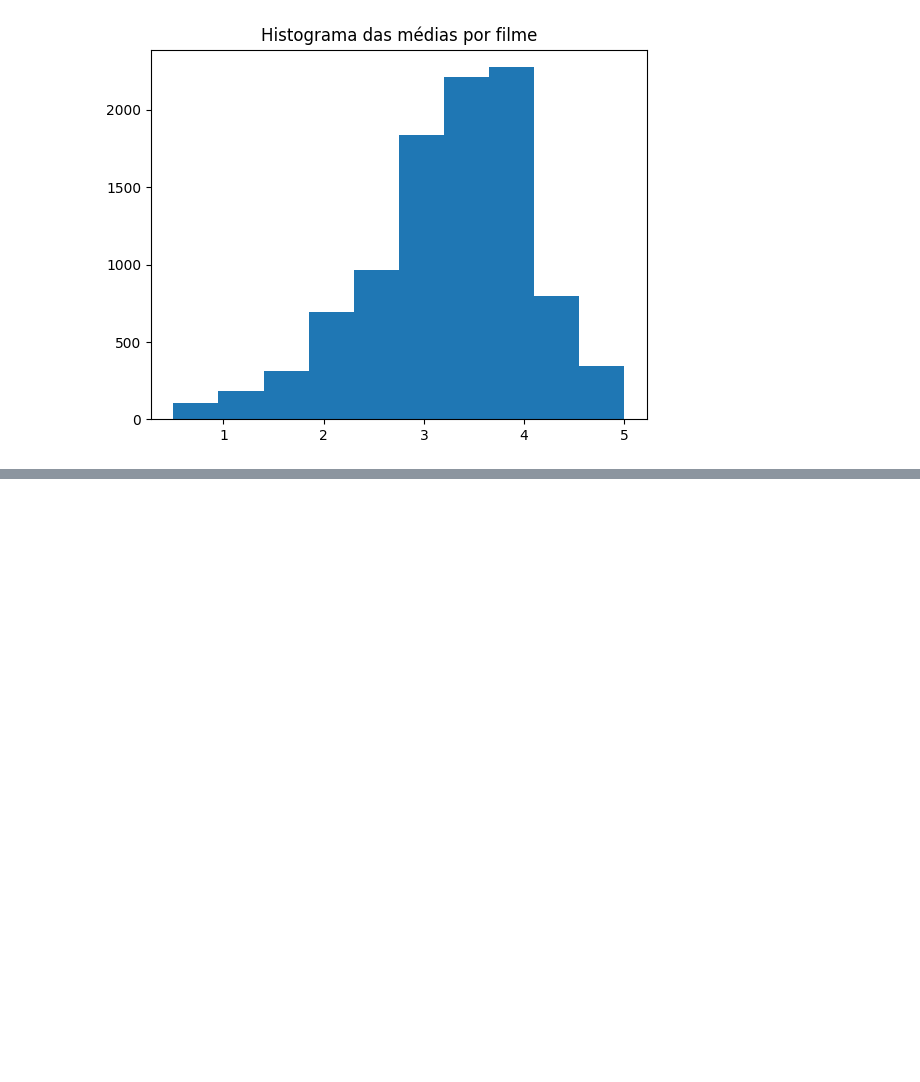
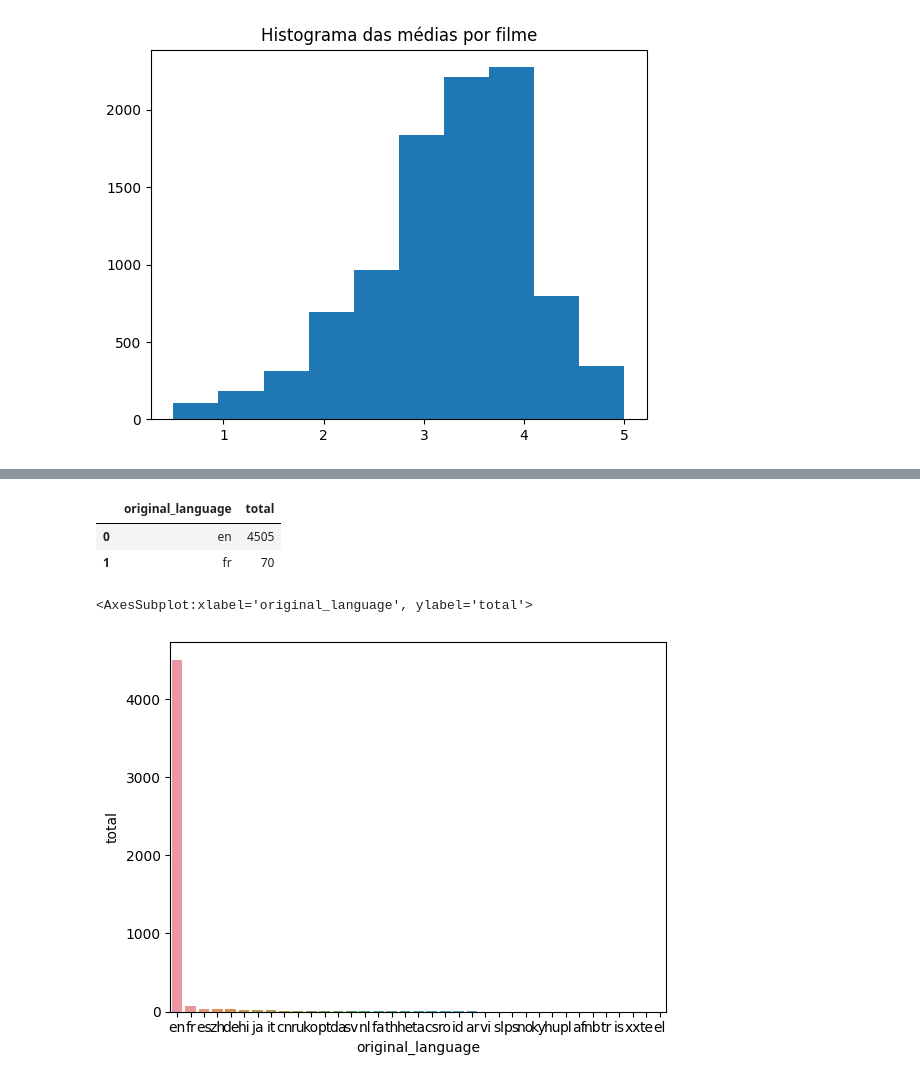
Before and after one commit to Jones51/Alura_CienciaDados, a Jupyter notebook: aula01.ipynb, the cells around one changed output, grey strips where cells are left out. Saved outputs shown, nothing was run; the diff lists cells and outputs as text; code cells hidden in the pictures; blank space fills up the shorter version.

Commit message:
tmdb database first analysis

```diff
--- a/aula01.ipynb
+++ b/aula01.ipynb
@@ -55,0 +97,13 @@ Text(0.5, 1.0, 'Histograma das médias por filme')
+# %%
+contagem_linguas = tmdb.original_language.value_counts().to_frame().reset_index()
+contagem_linguas.columns = ['original_language','total']
+contagem_linguas.head(2)
+# %% [output]
+|  | original_language | total |
+| 0 | en | 4505 |
+| 1 | fr | 70 |
+# %%
+sns.barplot(data = contagem_linguas, x='original_language', y='total')
+# %% [output]
+<AxesSubplot:xlabel='original_language', ylabel='total'>
+[figure, added]
```
Also changed, not shown: parts of 5 cells of this notebook.
